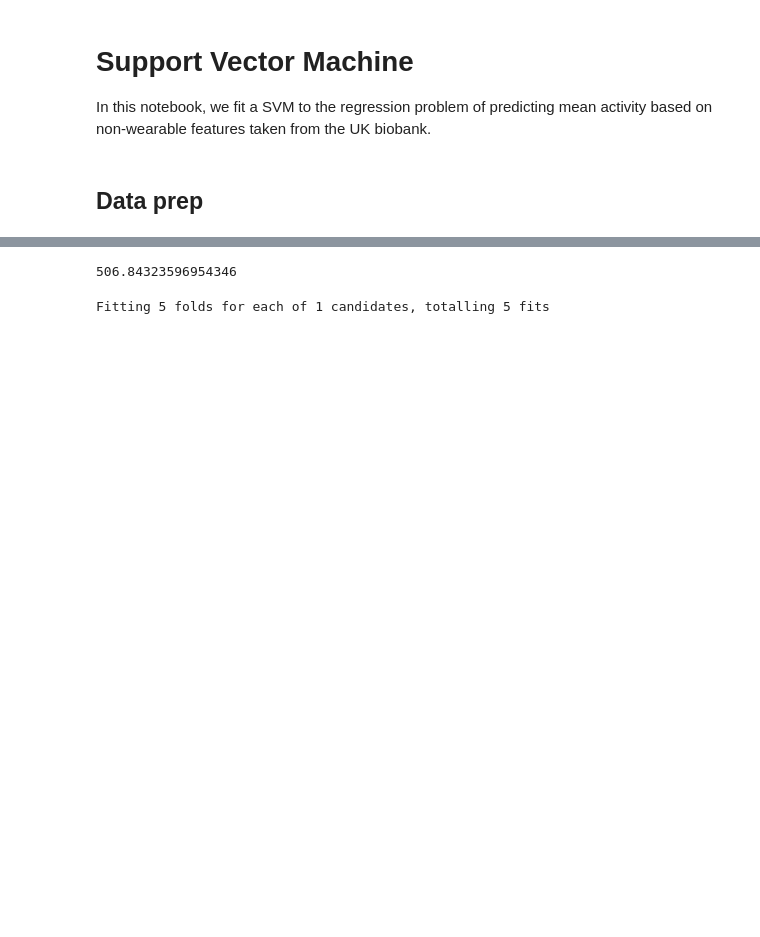
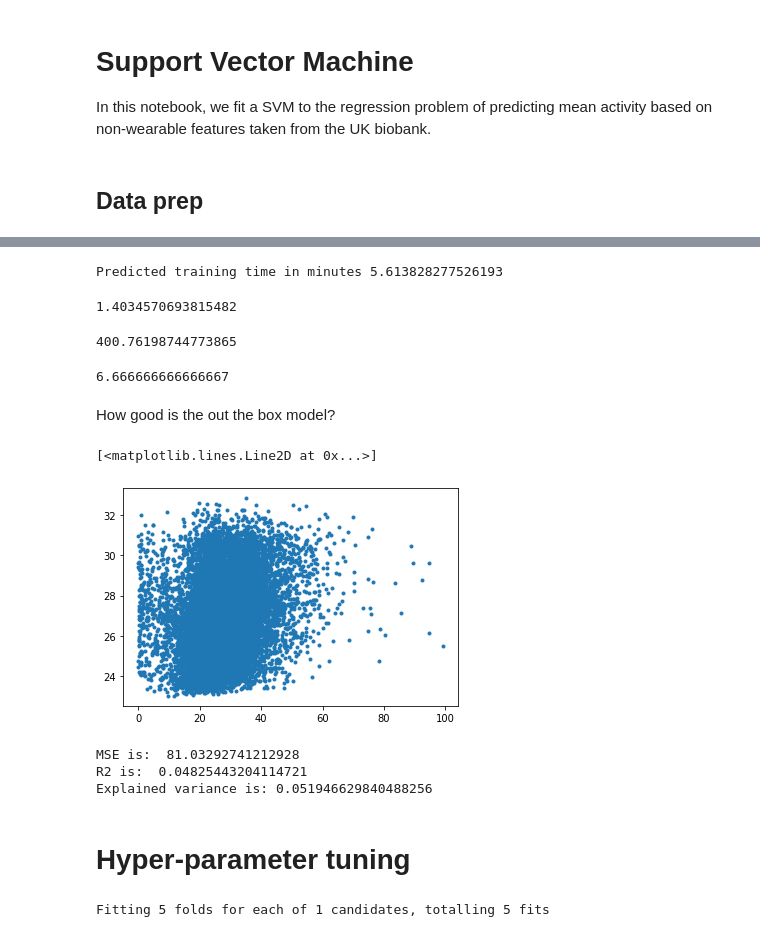
Before and after one commit to abramschon/accel, a Jupyter notebook: notebooks/svm.ipynb, the cells around one changed output, grey strips where cells are left out. Saved outputs shown, nothing was run; the diff lists cells and outputs as text; code cells hidden in the pictures; blank space fills up the shorter version.

```diff
--- a/notebooks/svm.ipynb
+++ b/notebooks/svm.ipynb
@@ -99,8 +92,24 @@ plt.show()
+# %%
+N_train = X_train.shape[0]
+pred_secs = (m * N_train)**2 #answer in seconds
+print("Predicted training time in minutes", pred_secs / 60) # answer in minutes
+# %% [output]
+Predicted training time in minutes 5.613828277526193
+# %%
+pred_secs / (4 * 60)
+# %% [output]
+1.4034570693815482
 # %%
-# fitting on full dataset
+# fitting the dataset, which might take 5 minutes
 clf = svm.SVR()
 start = time()
-clf.fit(X_train, y_train) #train model and tim
+clf.fit(X_train[:N_train], y_train[:N_train]) #train model and tim
 time() - start
 # %% [output]
-506.84323596954346
+400.76198744773865
+# %%
+400/60 # so actually took a bit longer
+# %% [output]
+6.666666666666667
+# %% [markdown]
+How good is the out the box model?
@@ -107,3 +118,18 @@ time() - start
+# %%
+y_pred = clf.predict(X_val[X_train.columns])
+# %%
+plt.plot(y_val,y_pred, ".")
+# %% [output]
+[<matplotlib.lines.Line2D at 0x...>]
+[figure, added]
+# %%
+score(y_val, y_pred)
+# %% [output]
+MSE is:  81.03292741212928
+R2 is:  0.04825443204114721
+Explained variance is: 0.051946629840488256
+# %% [markdown]
+# Hyper-parameter tuning
 # %%
 # define lists of params interested in
 
```
Also changed, not shown: parts of 15 cells of this notebook.
